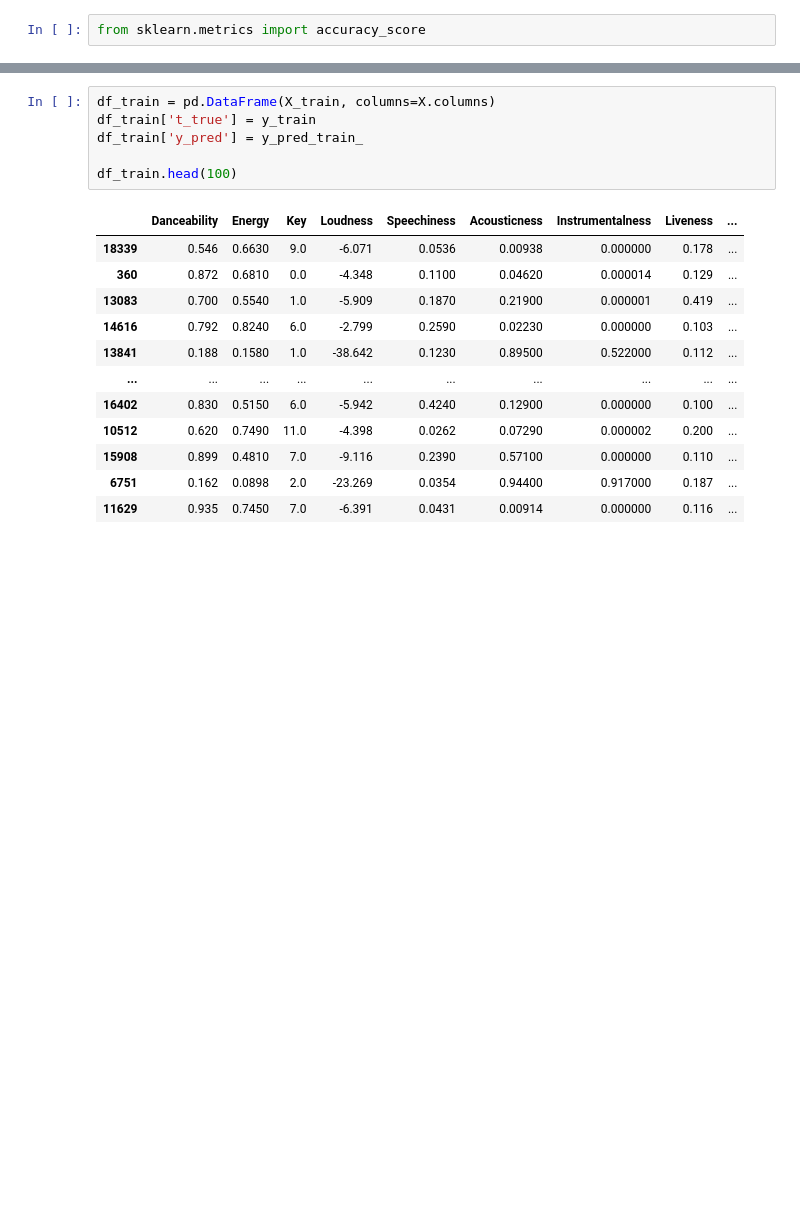
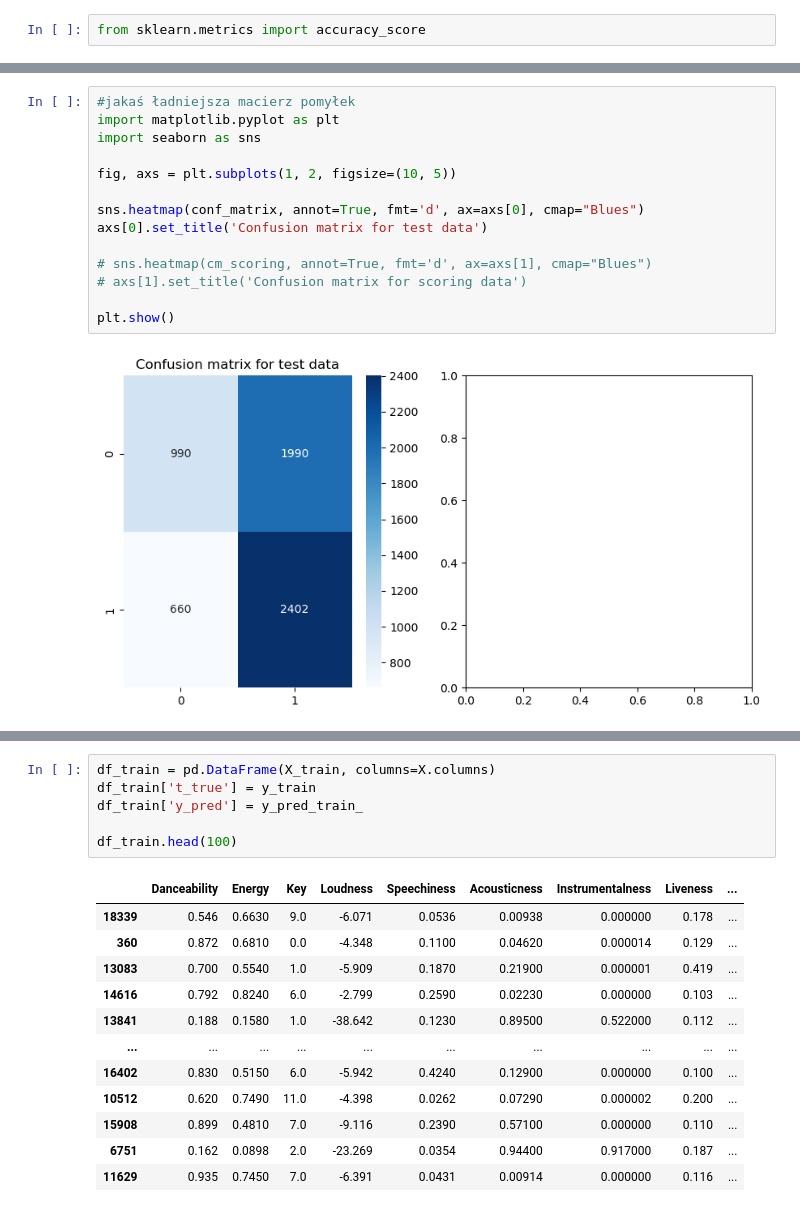
Before and after one commit to AdiKotala/Data-Mining, a Jupyter notebook: Spotify first analysis-Copy1.ipynb, the cells around one changed output, grey strips where cells are left out. Cells and saved outputs as stored; diff of their text form; blank space fills up the shorter version.

```diff
--- a/Spotify first analysis-Copy1.ipynb
+++ b/Spotify first analysis-Copy1.ipynb
@@ -232,3 +232,19 @@ Macierz pomyłek:
+# %%
+#jakaś ładniejsza macierz pomyłek
+import matplotlib.pyplot as plt
+import seaborn as sns
+
+fig, axs = plt.subplots(1, 2, figsize=(10, 5))
+
+sns.heatmap(conf_matrix, annot=True, fmt='d', ax=axs[0], cmap="Blues")
+axs[0].set_title('Confusion matrix for test data')
+
+# sns.heatmap(cm_scoring, annot=True, fmt='d', ax=axs[1], cmap="Blues")
+# axs[1].set_title('Confusion matrix for scoring data')
+
+plt.show()
+# %% [output]
+[figure, added]
 # %%
 from sklearn.metrics import accuracy_score
 
```
Also changed, not shown: parts of 19 cells of this notebook.
